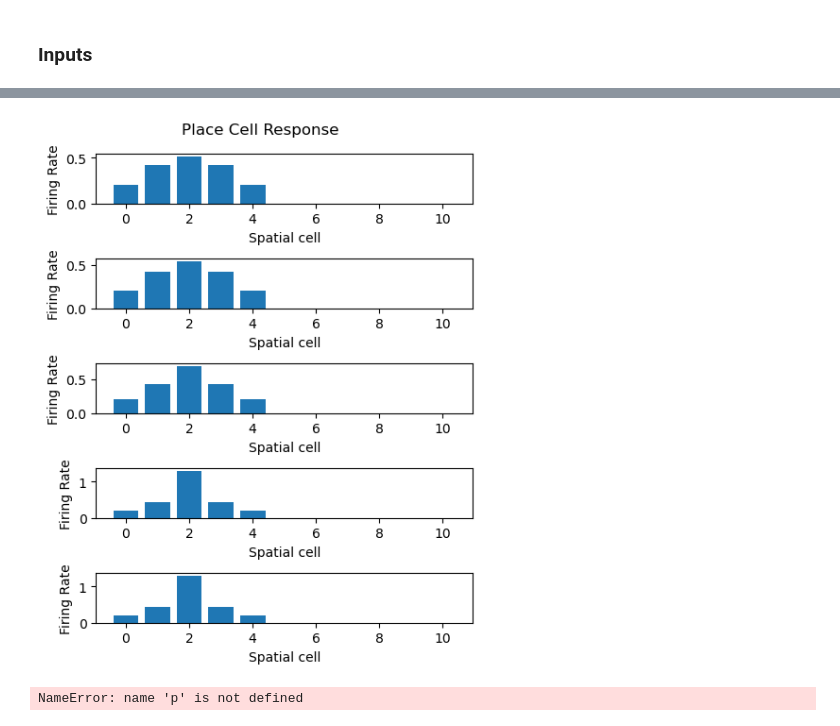
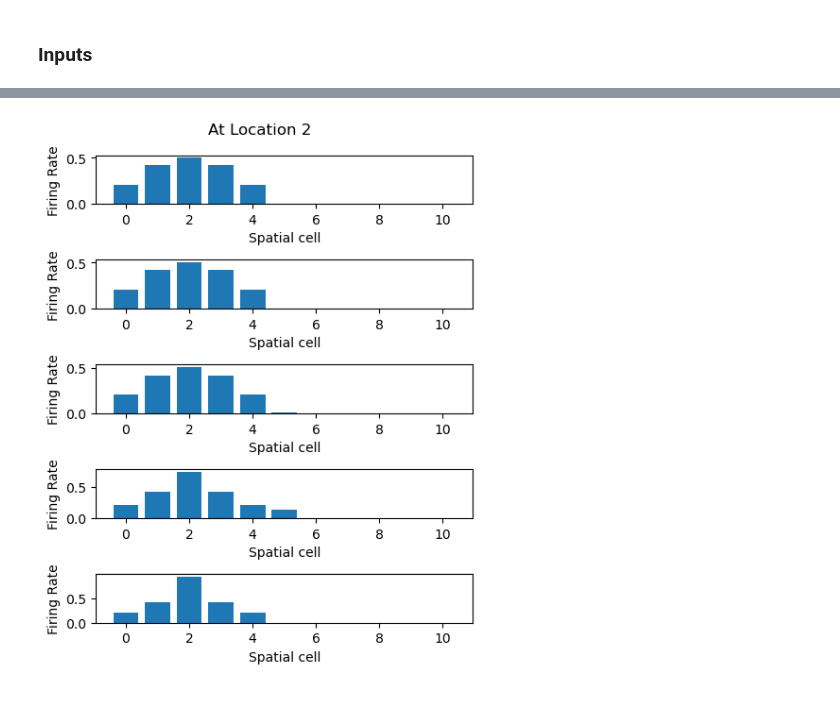
Before and after one commit to chingf/barcodes, a Jupyter notebook: Sandbox.ipynb, the cells around one changed output, grey strips where cells are left out. Cells and saved outputs as stored; diff of their text form; code cells hidden in the pictures.

```diff
--- a/Sandbox.ipynb
+++ b/Sandbox.ipynb
@@ -47,7 +47,7 @@ from scipy.special import softmax
 # Network initialization
 # %%
 n_spatial = 11
-n_barcode = 11 # Must be >= n_spatial
+n_barcode = 301 # Must be >= n_spatial
 n_cache = 3 # Three types
 # %%
 N = n_spatial + n_barcode + n_cache
@@ -346,7 +286,7 @@ for temp_idx, temp in enumerate(temps):
     X = []
     for _ in range(iters):
         i = np.zeros(N)
-        i[s_start:s_end] = make_bump(n_spatial, 2, vm_params=None)*0.5
+        i[s_start:s_end] = make_bump(n_spatial, 3, vm_params=None)*0.5
         i[b_start:b_end] = 0.5
         i[SEED] = 1
         noisy_i = i + np.random.normal(0, noise_std, size=i.size)
@@ -360,7 +300,7 @@ for temp_idx, temp in enumerate(temps):
     axs[temp_idx].set_xlabel('Barcode cell')
     axs[temp_idx].set_ylabel('Firing Rate')
 #     axs[temp_idx].set_yticks([])
-plt.suptitle('Barcode Cell Response')
+plt.suptitle('At Location 3')
 plt.tight_layout()
 plt.show()
 # %% [output]
@@ -367,0 +308,35 @@ plt.show()
+# %%
+T = 20
+plot_t = 19
+iters = 40
+noise_std = 0.
+temps = [0.3, 0.5, 1, 3, 10]
+fig, axs = plt.subplots(5, 1, figsize=(6.4*0.75, 4.8*1.25))
+
+for temp_idx, temp in enumerate(temps):
+    X = []
+    for _ in range(iters):
+        i = np.zeros(N)
+        i[s_start:s_end] = make_bump(n_spatial, 3, vm_params=None)#*0.5
+        i[b_start:b_end] = 0.5
+        i[SEED] = 1
+        noisy_i = i + np.random.normal(0, noise_std, size=i.size)
+        activities = get_activity(T, noisy_i, softmax_temp=temp)
+        x = activities[plot_t]
+        corrs = []
+        for l in np.arange(n_spatial):
+            barcode = np.zeros(n_barcode)
+            barcode[space_to_bar[l]] = 1
+            corr = np.dot(x[b_start:b_end], barcode)
+            corrs.append(corr)
+        X.append(corrs)
+    X = np.array(X).T
+    means = np.mean(X, axis=1)
+    sems = sem(X, axis=1)
+    axs[temp_idx].bar(np.arange(n_spatial), means, xerr=sems)
+    axs[temp_idx].set_xlabel('Barcode-Place Correlation')
+    axs[temp_idx].set_ylabel('Firing Rate')
+#     axs[temp_idx].set_yticks([])
+plt.suptitle('At Location 3')
+plt.tight_layout()
+plt.show()
@@ -368,36 +345,32 @@ plt.show()
 # %%
 T = 20
 plot_t = 19
 iters = 40
 noise_std = 0.
 temps = [0.3, 0.5, 1, 3, 10]
 fig, axs = plt.subplots(5, 1, figsize=(6.4*0.75, 4.8*1.25))
 
 for temp_idx, temp in enumerate(temps):
     X = []
     for _ in range(iters):
         i = np.zeros(N)
         i[s_start:s_end] = make_bump(n_spatial, 2, vm_params=None)*0.5
         i[b_start:b_end] = 0.5
         i[SEED] = 1
         noisy_i = i + np.random.normal(0, noise_std, size=i.size)
         activities = get_activity(T, noisy_i, softmax_temp=temp)
         x = activities[plot_t]
         X.append(x[s_start:s_end])
         #X.append(x[b_start:b_end])
     X = np.array(X).T
     means = np.mean(X, axis=1)
     sems = sem(X, axis=1)
-    axs[temp_idx].bar(np.arange(n_barcode), means, xerr=sems)
+    axs[temp_idx].bar(np.arange(n_spatial), means, xerr=sems)
     axs[temp_idx].set_xlabel('Spatial cell')
     axs[temp_idx].set_ylabel('Firing Rate')
     #axs[temp_idx].set_yticks([])
-plt.suptitle('Place Cell Response')
+plt.suptitle('At Location 2')
 plt.tight_layout()
 plt.show()
 # %% [output]
-[figure, old version]
+[figure, new version]
-# %%
-p
-# %% [output]
-NameError: name 'p' is not defined
```
Also changed, not shown: parts of 16 cells of this notebook, 3 other files.
